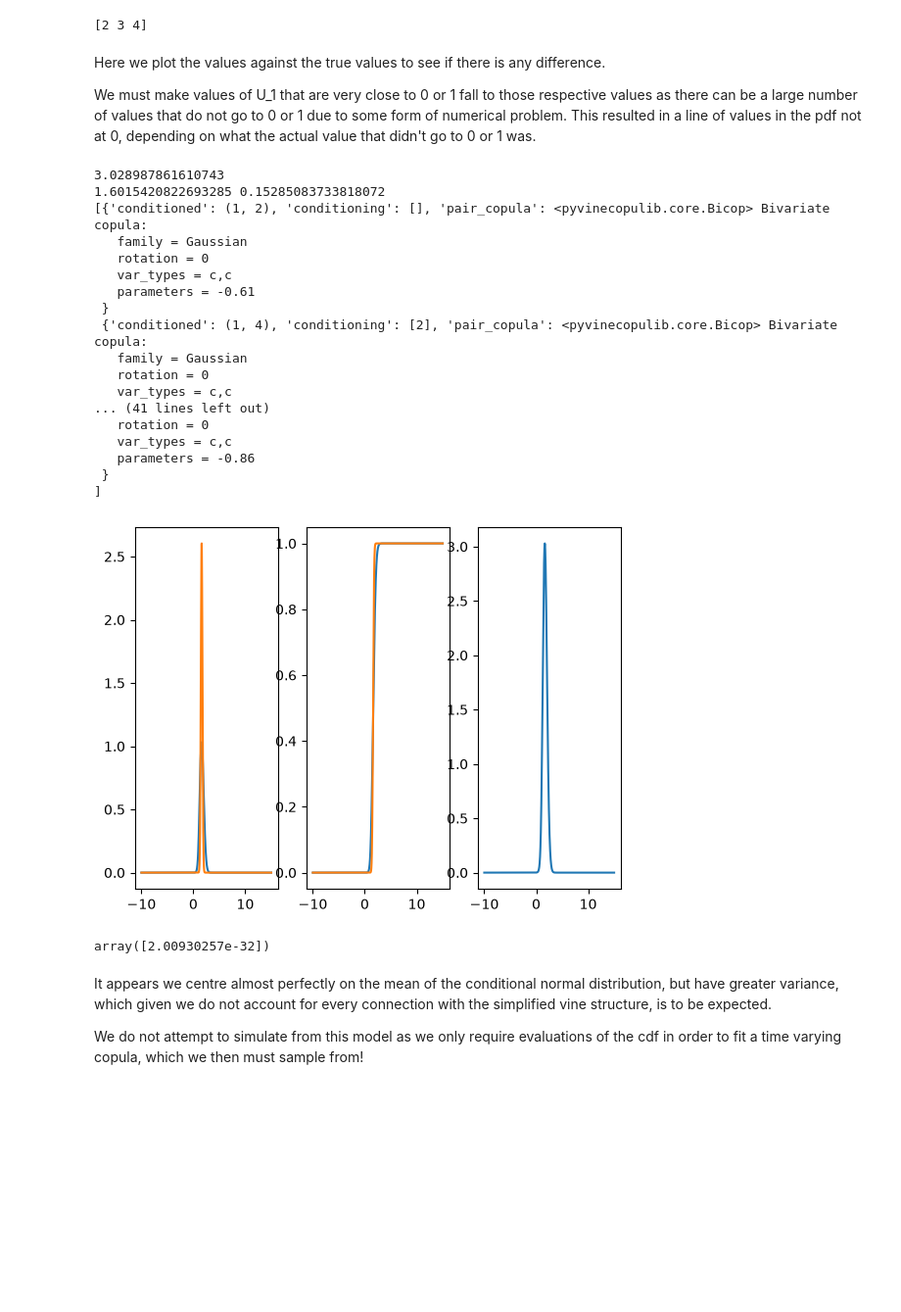
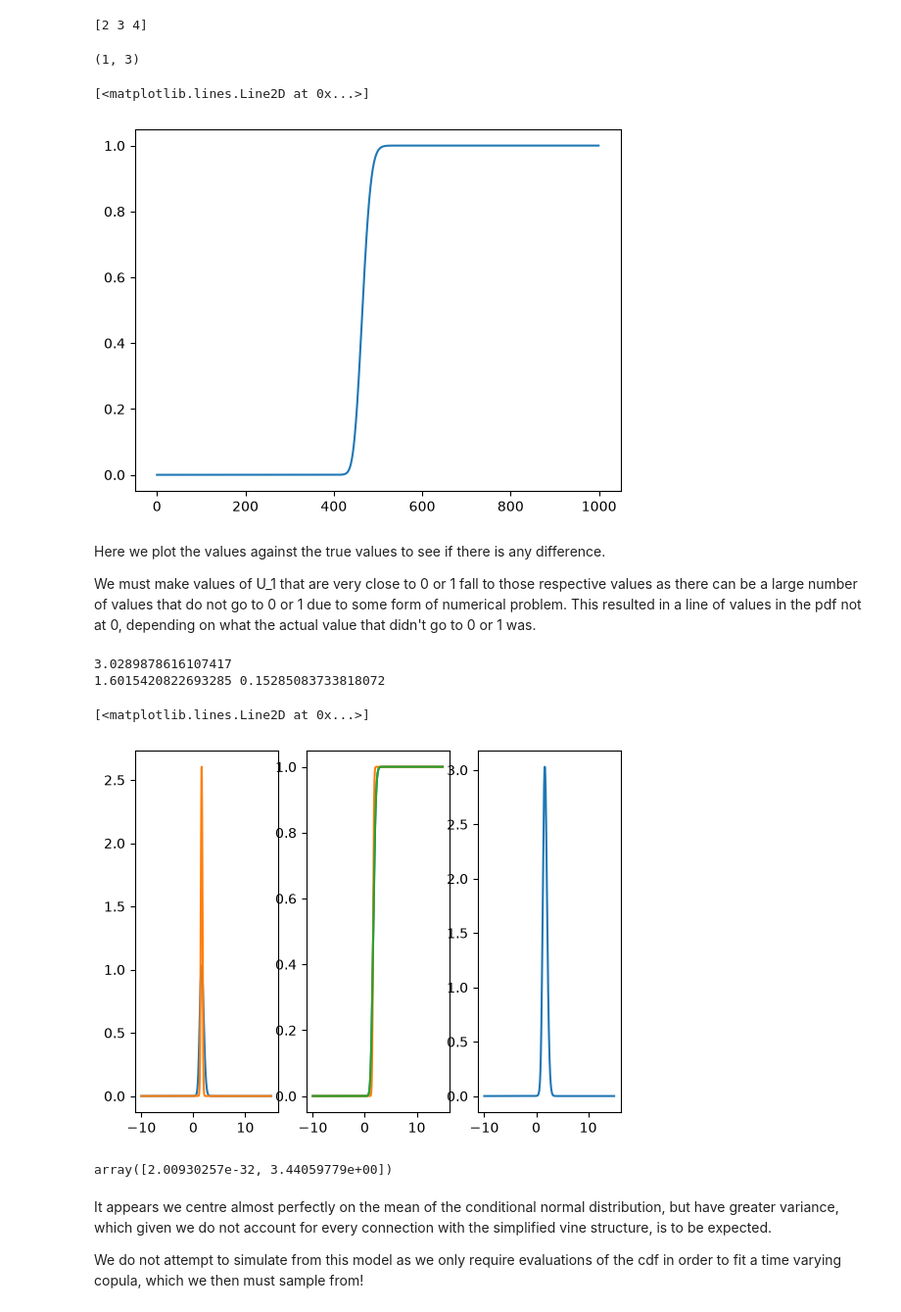
Before and after one commit to chaeyunkimm/dissertation, a Jupyter notebook: mvn_test.ipynb, the cells around one changed output. Shown at 98% size. Cells and saved outputs as stored; diff of their text form; code cells hidden in the pictures; blank space fills up the shorter version.

```diff
--- a/notebook/mvn_test.ipynb
+++ b/mvn_test.ipynb
@@ -44,8 +44,8 @@ print(cov[1:, 1:])
 print(cov[0,1:])
 print(cov[1:,0])
 x = np.random.multivariate_normal(mean, cov, n)
-
-test_point = np.random.multivariate_normal(mean, cov, 1)
+a=2
+test_point = np.random.multivariate_normal(mean, cov, a)
 given_cov = cov[0,0] + cov[0,1:]@np.linalg.inv(cov[1:, 1:])@cov[1:,0]
 print(given_cov)
 print(x.T[0].shape)
@@ -68,8 +68,8 @@ P0_grid = np.zeros((n,d))
 
 x_grid = np.linspace(-10, 15, num =1000)
 
-test_pdf = np.zeros((1, d))
-test_cdf = np.zeros((1, d))
+test_pdf = np.zeros((a, d))
+test_cdf = np.zeros((a, d))
 
 
 for i in range(x.shape[1]):
@@ -169,8 +170,8 @@ print(data[0, 1:])
 n_points = len(U_1)
 value = 1
 zero_to_data = np.linspace(0, value, n_points)
-numer_inputs = np.repeat(data, n_points, axis=0)
-
+numer_inputs = np.repeat([data[0]], n_points, axis=0)
+print(numer_inputs.shape)
 numer_inputs[:, 0] = np.where(U_1<0.99999, np.where(U_1>1e-5, U_1,0), 1)
 
 given_mean = mean[0] + cov[0,1:]@np.linalg.inv(cov[1:, 1:])@(test_point[0, 1:]-mean[1:])
@@ -188,6 +190,13 @@ test_cdf shape: (1, 4)
 cdf_vals = condcop.cdf_mc(numer_inputs, n_samples = 10000)
 # %% [output]
 [2 3 4]
+# %%
+cdf_vals_2 = condcop.cdf_implicit(numer_inputs)
+plt.plot(cdf_vals_2)
+# %% [output]
+(1, 3)
+[<matplotlib.lines.Line2D at 0x...>]
+[figure, added]
 # %%
 def conditional_vine_copula_pdf(vine, u, u_condition, n_grid=300):
 
@@ -249,47 +258,31 @@ for i, val in enumerate(numer_inputs):
 # %%
 pdf_vals = condcop.pdf(numer_inputs)
 pdf = np.zeros_like(pdf_vals)
 cdf = np.zeros_like(cdf_vals)
 for i, val in enumerate(numer_inputs):
     pdf[i] = conditional_vine_copula_pdf(cop, val[0], val[1:])
     cdf[i] = conditional_vine_copula_cdf(cop, val[0], val[1:])
 print(max(pdf))
 
 true_pdf = norm.pdf(x_grid, loc = given_mean, scale = given_cov)
 print(given_mean, given_cov)
 
 fig, ax = plt.subplots(1,3)
 ax[0].plot(x_grid, pdf_vals*u_1)
 ax[0].plot(x_grid, true_pdf)
 # ax[0].plot(x_grid, pdf*u_1)
 
 ax[1].plot(x_grid, cdf_vals, x_grid, true_cdf)
-#ax[1].plot(x_grid, cdf)
+ax[1].plot(x_grid, cdf_vals_2)
 
 
 ax[2].plot(x_grid, pdf_vals)
 #print(min(x_grid[np.isclose(pdf_vals, 0.10747551)]))
-print(condcop.subtrees_np)
-print("--------\n", condcop.trees_np)
 # %% [output]
-3.028987861610743
+3.0289878616107417
 1.6015420822693285 0.15285083733818072
-[{'conditioned': (1, 2), 'conditioning': [], 'pair_copula': <pyvinecopulib.core.Bicop> Bivariate copula:
-   family = Gaussian
-   rotation = 0
-   var_types = c,c
-   parameters = -0.61
- }
- {'conditioned': (1, 4), 'conditioning': [2], 'pair_copula': <pyvinecopulib.core.Bicop> Bivariate copula:
-   family = Gaussian
-   rotation = 0
-   var_types = c,c
-... (41 lines left out)
-   rotation = 0
-   var_types = c,c
-   parameters = -0.86
- }                                                                                                           ]
+[<matplotlib.lines.Line2D at 0x...>]
-[figure, old version]
+[figure, new version]
 # %%
 #Test without RBP marginals?
 t = test_cdf.copy()
@@ -298,7 +291,7 @@ condcop.pdf(t)
 
 # This says U_1 is getting a constant value here, it is not the fault of our calculations in the conditional copula sections!
 # %% [output]
-array([2.00930257e-32])
+array([2.00930257e-32, 3.44059779e+00])
 # %% [markdown]
 It appears we centre almost perfectly on the mean of the conditional normal distribution, but have greater variance, which given we do not account for every connection with the simplified vine structure, is to be expected.
 
```
Also changed, not shown: parts of 5 cells of this notebook, 5 other files.
